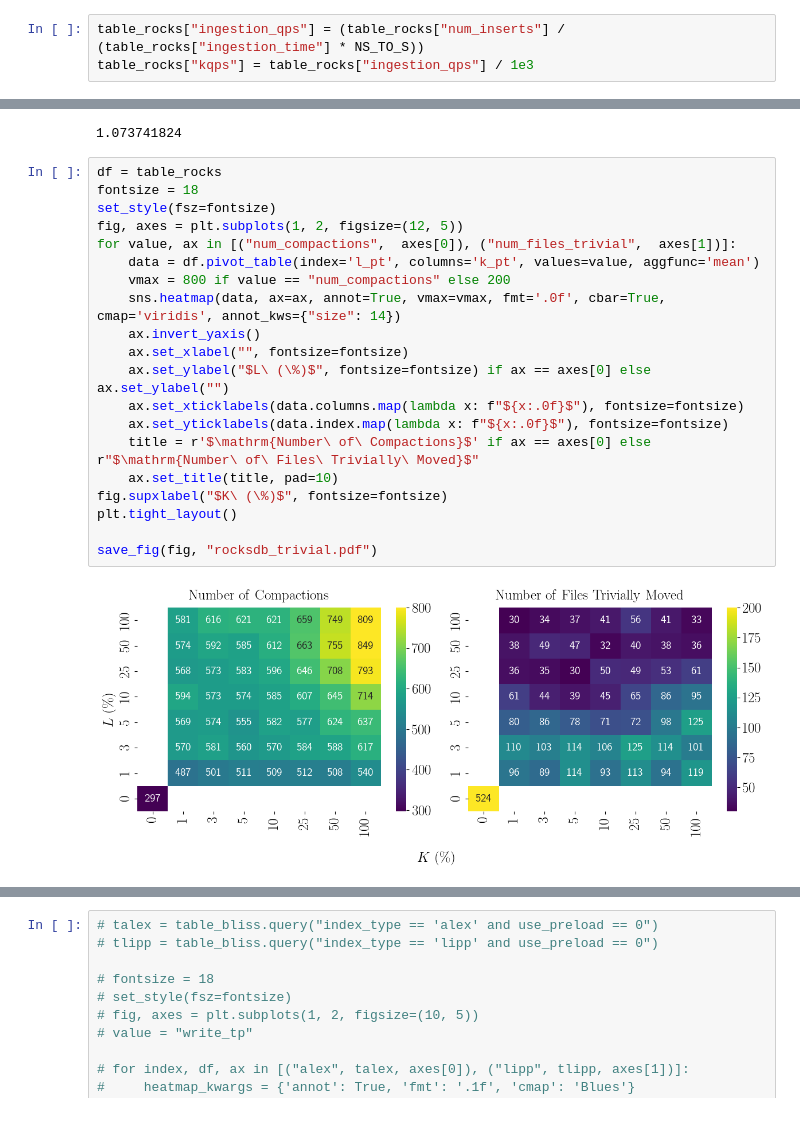
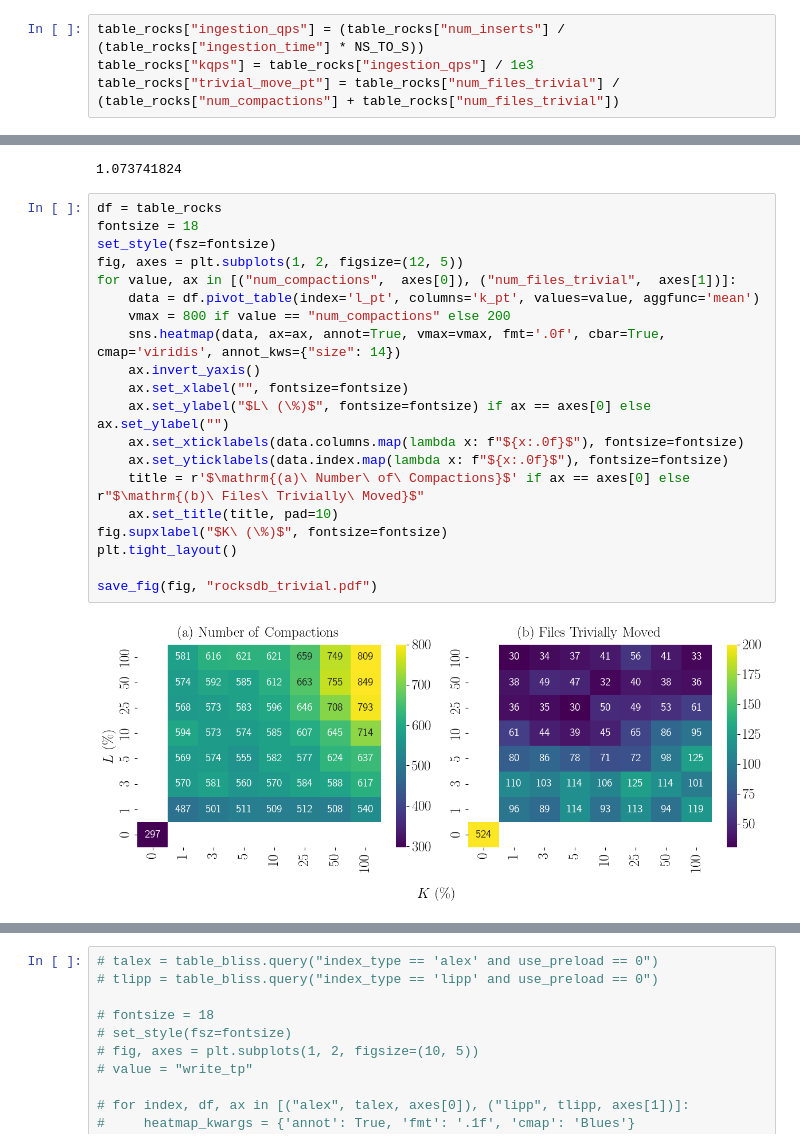
Before and after one commit to BU-DiSC/bliss_benchmark, a Jupyter notebook: notebook/heatmaps.ipynb, the cells around one changed output, grey strips where cells are left out. Cells and saved outputs as stored; diff of their text form.

```diff
--- a/notebook/heatmaps.ipynb
+++ b/notebook/heatmaps.ipynb
@@ -100,6 +100,7 @@ def set_style(fsz=14):
 # %%
 table_rocks["ingestion_qps"] = (table_rocks["num_inserts"] / (table_rocks["ingestion_time"] * NS_TO_S))
 table_rocks["kqps"] = table_rocks["ingestion_qps"] / 1e3
+table_rocks["trivial_move_pt"] = table_rocks["num_files_trivial"] / (table_rocks["num_compactions"] + table_rocks["num_files_trivial"])
 # %%
 (1 << 30) / 1e9
 # %% [output]
@@ -107,22 +108,22 @@ table_rocks["kqps"] = table_rocks["ingestion_qps"] / 1e3
 # %%
 df = table_rocks
 fontsize = 18
 set_style(fsz=fontsize)
 fig, axes = plt.subplots(1, 2, figsize=(12, 5))
 for value, ax in [("num_compactions",  axes[0]), ("num_files_trivial",  axes[1])]:
     data = df.pivot_table(index='l_pt', columns='k_pt', values=value, aggfunc='mean')
     vmax = 800 if value == "num_compactions" else 200
     sns.heatmap(data, ax=ax, annot=True, vmax=vmax, fmt='.0f', cbar=True, cmap='viridis', annot_kws={"size": 14})
     ax.invert_yaxis()
     ax.set_xlabel("", fontsize=fontsize)
     ax.set_ylabel("$L\ (\%)$", fontsize=fontsize) if ax == axes[0] else ax.set_ylabel("")
     ax.set_xticklabels(data.columns.map(lambda x: f"${x:.0f}$"), fontsize=fontsize)
     ax.set_yticklabels(data.index.map(lambda x: f"${x:.0f}$"), fontsize=fontsize)
-    title = r'$\mathrm{Number\ of\ Compactions}$' if ax == axes[0] else r"$\mathrm{Number\ of\ Files\ Trivially\ Moved}$"
+    title = r'$\mathrm{(a)\ Number\ of\ Compactions}$' if ax == axes[0] else r"$\mathrm{(b)\ Files\ Trivially\ Moved}$"
     ax.set_title(title, pad=10)
 fig.supxlabel("$K\ (\%)$", fontsize=fontsize)
 plt.tight_layout()
 
 save_fig(fig, "rocksdb_trivial.pdf")
 # %% [output]
-[figure, old version]
+[figure, new version]
```
Also changed, not shown: parts of 12 cells of this notebook, 4 other files.
